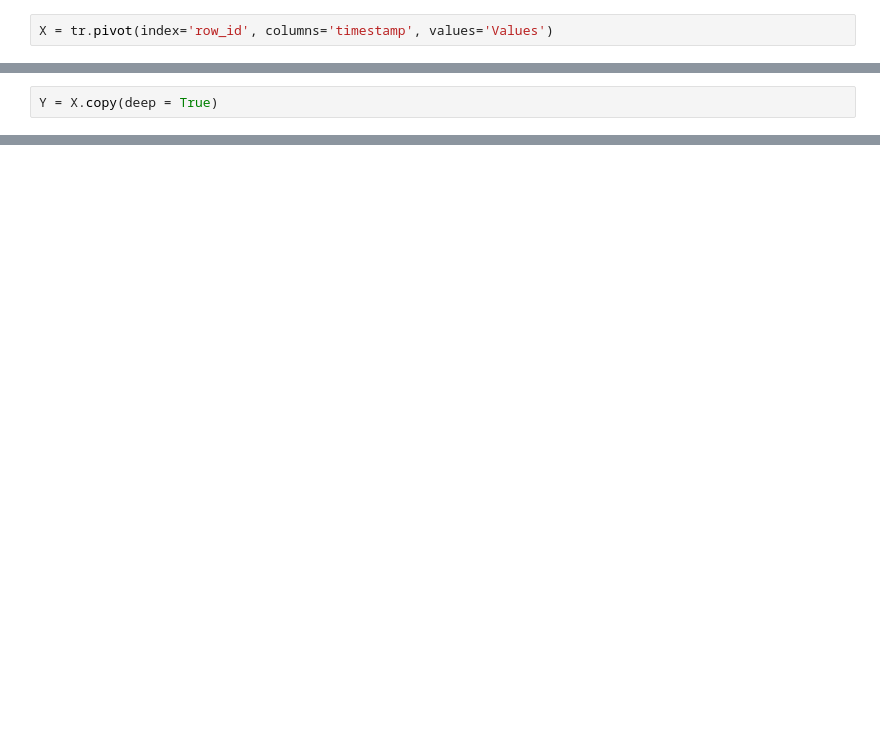
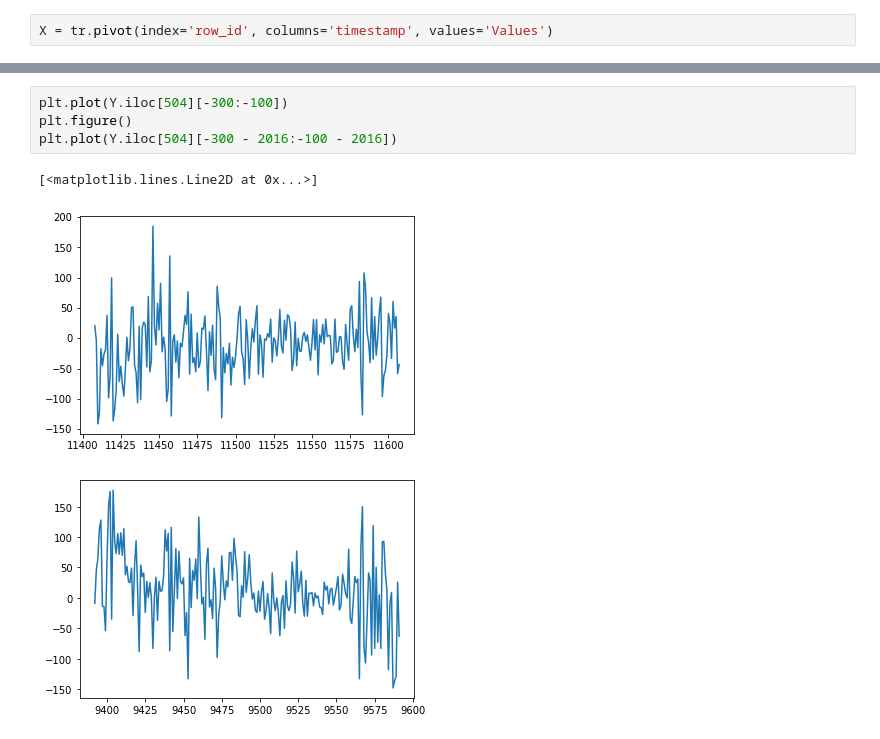
Before and after one commit to mishakrasnov/contest_3_ai_masters, a Jupyter notebook: eda_experiments.ipynb, the cells around one changed output, grey strips where cells are left out. Cells and saved outputs as stored; diff of their text form; blank space fills up the shorter version.

```diff
--- a/eda_experiments.ipynb
+++ b/eda_experiments.ipynb
@@ -76,2 +15,0 @@ True
-# %%
-Y = X.copy(deep = True)
@@ -635,0 +101,8 @@ plt.plot(y_pred_)
+# %%
+plt.plot(Y.iloc[504][-300:-100])
+plt.figure()
+plt.plot(Y.iloc[504][-300 - 2016:-100 - 2016])
+# %% [output]
+[<matplotlib.lines.Line2D at 0x...>]
+[figure, added]
+[figure, added]
```
Also changed, not shown: parts of 104 cells of this notebook.
